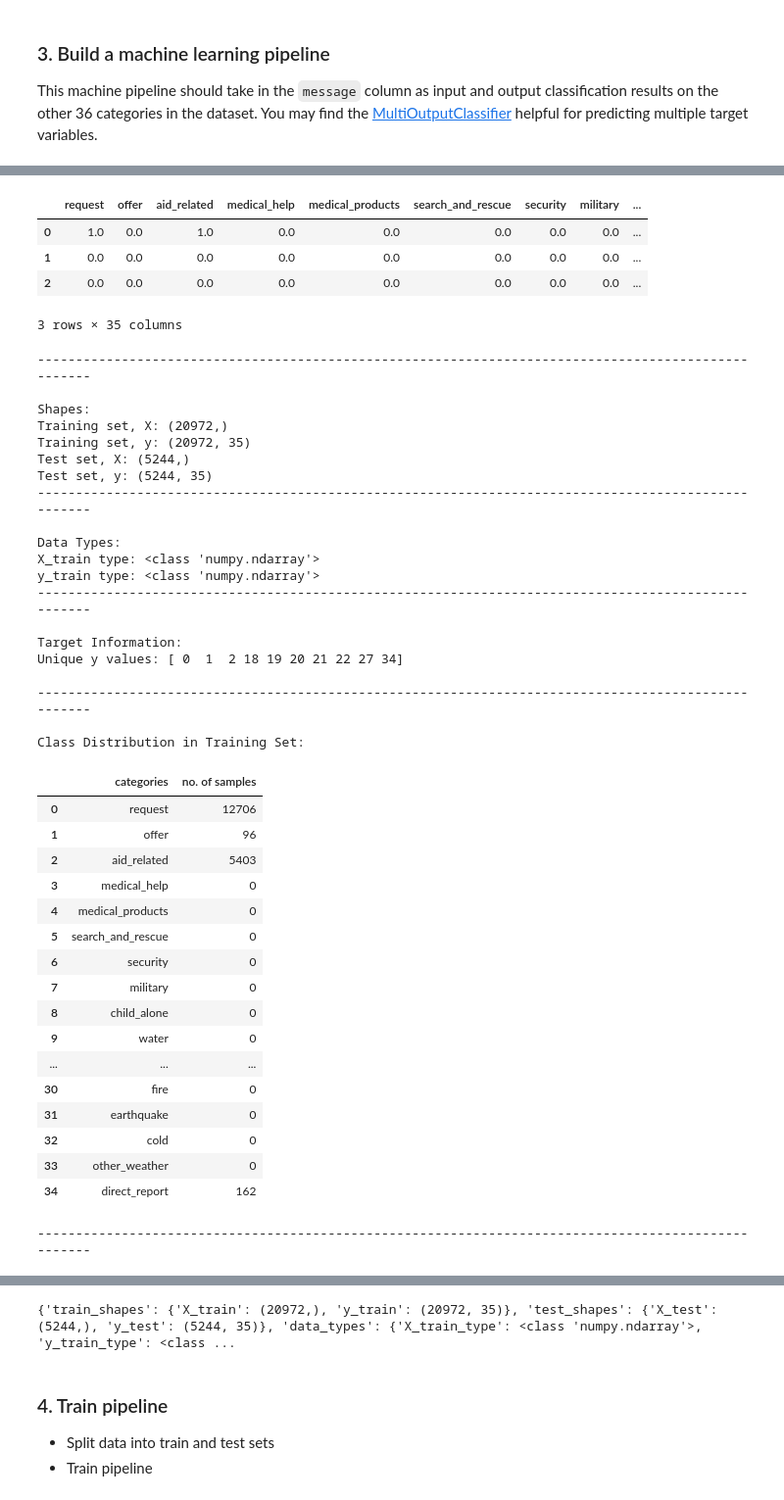
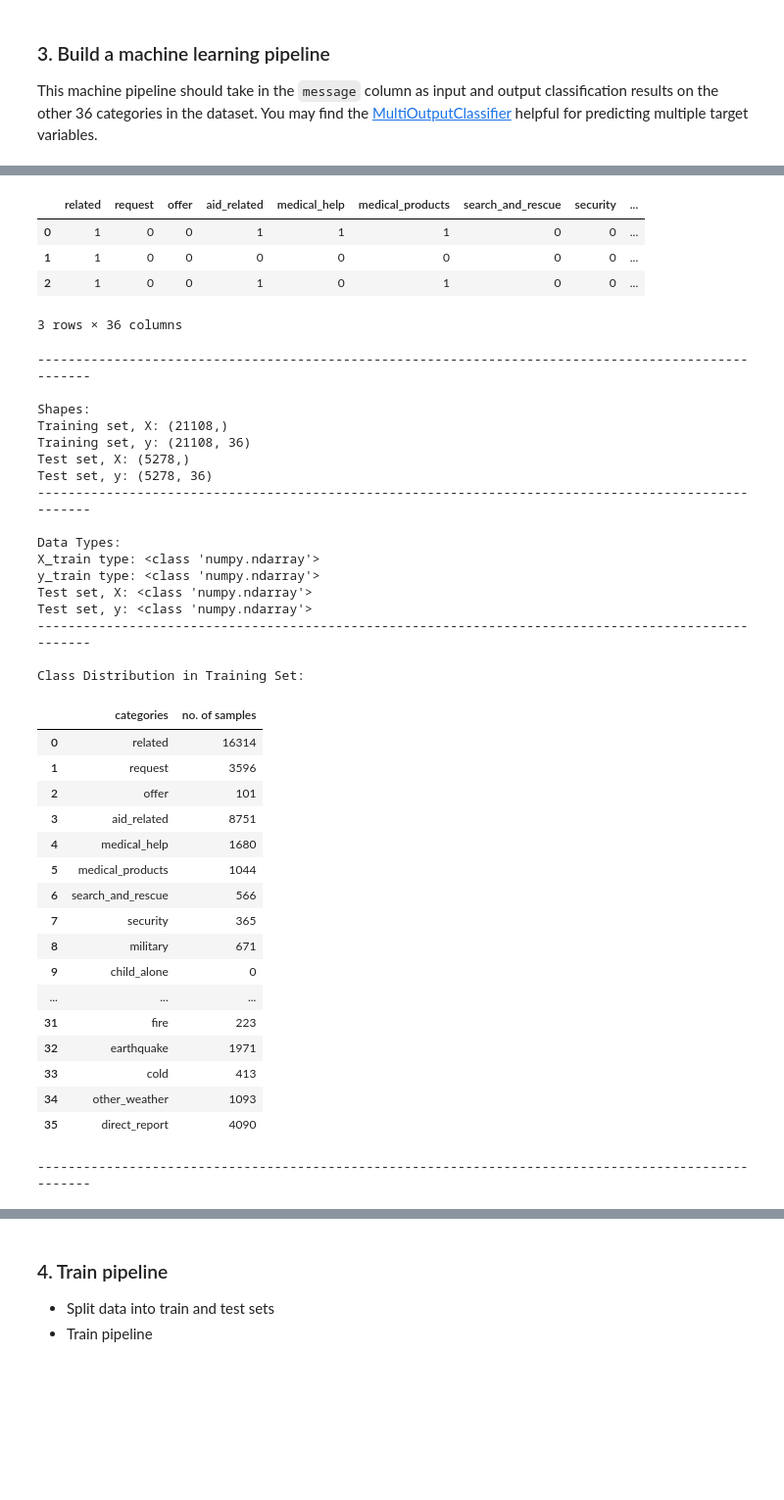
Before and after one commit to EmmanuelEzenwere/ERpager, a Jupyter notebook: workspace/ML Pipeline Preparation.ipynb, the cells around one changed output, grey strips where cells are left out. Shown at 98% size. Cells and saved outputs as stored; diff of their text form; code cells hidden in the pictures; blank space fills up the shorter version.

```diff
--- a/workspace/ML Pipeline Preparation.ipynb
+++ b/workspace/ML Pipeline Preparation.ipynb
@@ -197,7 +245,7 @@ def audit_data(x_train, y_train, class_names, x_test=None, y_test=None):
 db_path = '../data/DisasterResponse.db'
 X, y, classes = load_data(
                         x_column_name="message",
-                        y_start=5,
+                        y_start=4,
                         table_name="cleandata",
                         database_path=db_path
                     )
@@ -356,7 +355,7 @@ model = Pipeline([
 # %%
 X_train, X_test, y_train, y_test = train_test_split(X, y, test_size=0.2, random_state=41)
 
-print(audit_data(X_train, y_train, classes, X_test, y_test))
+data_audit_report = audit_data(X_train, y_train, classes, X_test, y_test)
 # %% [output]
 ----------------------------------------------------------------------------------------------------
 Dataset Audit Report
@@ -367,44 +366,41 @@ Dataset Audit Report
-|  | request | offer | aid_related | medical_help | medical_products | search_and_rescue | security | military | ... |
-| 0 | 1.0 | 0.0 | 1.0 | 0.0 | 0.0 | 0.0 | 0.0 | 0.0 | ... |
-| 1 | 0.0 | 0.0 | 0.0 | 0.0 | 0.0 | 0.0 | 0.0 | 0.0 | ... |
-| 2 | 0.0 | 0.0 | 0.0 | 0.0 | 0.0 | 0.0 | 0.0 | 0.0 | ... |
+|  | related | request | offer | aid_related | medical_help | medical_products | search_and_rescue | security | ... |
+| 0 | 1 | 0 | 0 | 1 | 1 | 1 | 0 | 0 | ... |
+| 1 | 1 | 0 | 0 | 0 | 0 | 0 | 0 | 0 | ... |
+| 2 | 1 | 0 | 0 | 1 | 0 | 1 | 0 | 0 | ... |
-3 rows × 35 columns
+3 rows × 36 columns
 ----------------------------------------------------------------------------------------------------
 
 Shapes:
-Training set, X: (20972,)
-Training set, y: (20972, 35)
-Test set, X: (5244,)
-Test set, y: (5244, 35)
+Training set, X: (21108,)
+Training set, y: (21108, 36)
+Test set, X: (5278,)
+Test set, y: (5278, 36)
 ----------------------------------------------------------------------------------------------------
 
 Data Types:
 X_train type: <class 'numpy.ndarray'>
 y_train type: <class 'numpy.ndarray'>
-----------------------------------------------------------------------------------------------------
-
-Target Information:
-Unique y values: [ 0  1  2 18 19 20 21 22 27 34]
-
+Test set, X: <class 'numpy.ndarray'>
+Test set, y: <class 'numpy.ndarray'>
 ----------------------------------------------------------------------------------------------------
 
 Class Distribution in Training Set:
 |  | categories | no. of samples |
-| 0 | request | 12706 |
-| 1 | offer | 96 |
-| 2 | aid_related | 5403 |
-| 3 | medical_help | 0 |
-| 4 | medical_products | 0 |
-| 5 | search_and_rescue | 0 |
-| 6 | security | 0 |
-| 7 | military | 0 |
-| 8 | child_alone | 0 |
-| 9 | water | 0 |
+| 0 | related | 16314 |
+| 1 | request | 3596 |
+| 2 | offer | 101 |
+| 3 | aid_related | 8751 |
+| 4 | medical_help | 1680 |
+| 5 | medical_products | 1044 |
+| 6 | search_and_rescue | 566 |
+| 7 | security | 365 |
+| 8 | military | 671 |
+| 9 | child_alone | 0 |
 | ... | ... | ... |
-| 30 | fire | 0 |
-| 31 | earthquake | 0 |
-| 32 | cold | 0 |
-| 33 | other_weather | 0 |
-| 34 | direct_report | 162 |
+| 31 | fire | 223 |
+| 32 | earthquake | 1971 |
+| 33 | cold | 413 |
+| 34 | other_weather | 1093 |
+| 35 | direct_report | 4090 |
 ----------------------------------------------------------------------------------------------------
 |  | labels |
@@ -427,4 +423,3 @@ Class Distribution in Training Set:
-{'train_shapes': {'X_train': (20972,), 'y_train': (20972, 35)}, 'test_shapes': {'X_test': (5244,), 'y_test': (5244, 35)}, 'data_types': {'X_train_type': <class 'numpy.ndarray'>, 'y_train_type': <class ...
 # %% [markdown]
 ### 4. Train pipeline
 - Split data into train and test sets
```
Also changed, not shown: parts of 25 cells of this notebook.
